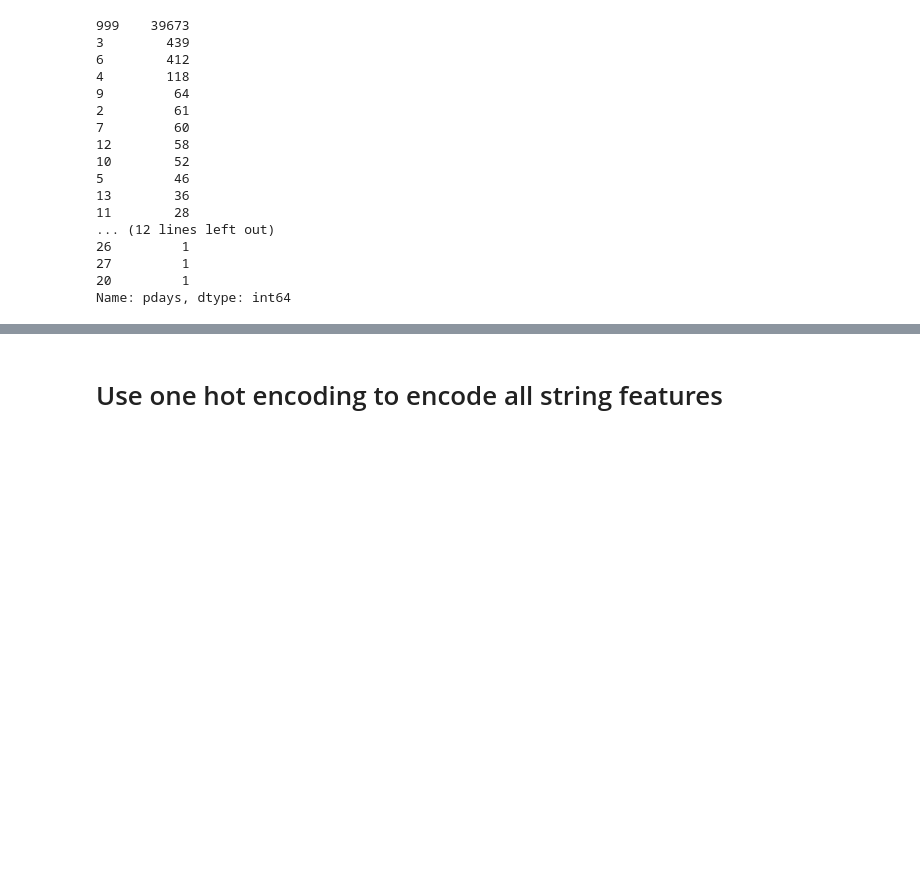
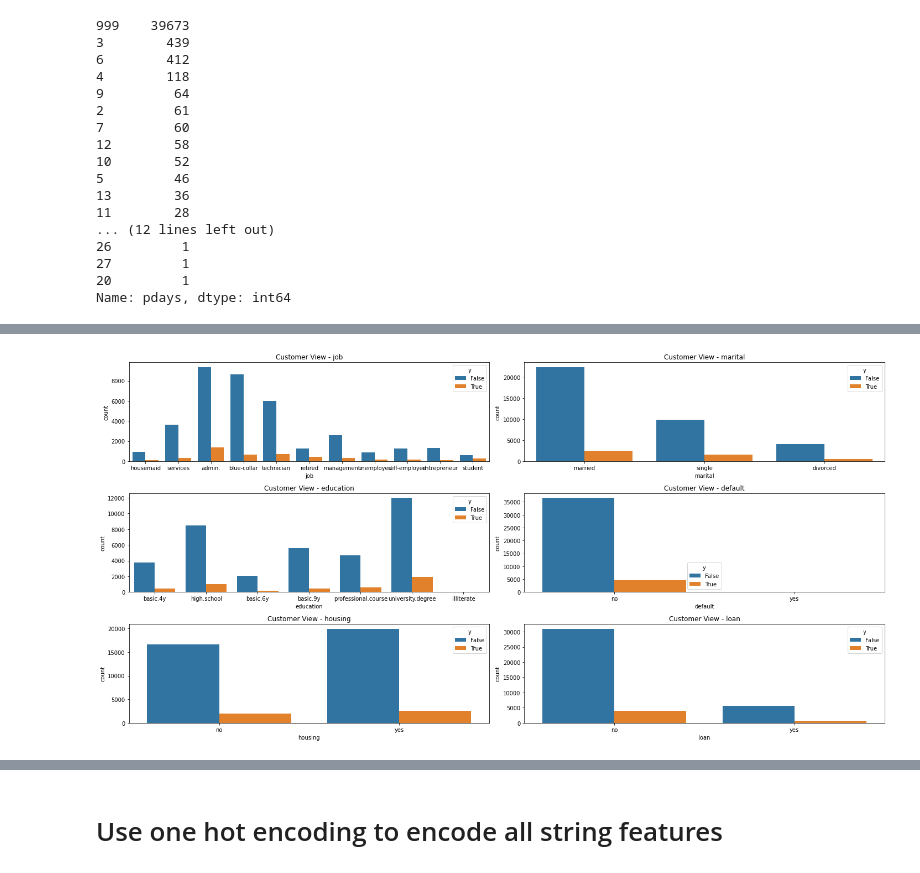
Before and after one commit to hdushan/optus_u_ai_ml_assignment, a Jupyter notebook: assignment.ipynb, the cells around one changed output, grey strips where cells are left out. Cells and saved outputs as stored; diff of their text form; code cells hidden in the pictures; blank space fills up the shorter version.

```diff
--- a/assignment.ipynb
+++ b/assignment.ipynb
@@ -472,0 +483,19 @@ Name: pdays, dtype: int64
+# %%
+def plot_categorical_features(features, title):
+  fig, axs = plt.subplots(ncols=2,
+                          nrows=int(len(features) / 2) + len(features) % 2)
+  fig.set_size_inches(20, 10)
+
+  row = col = 0
+
+  for feature in features:
+    plot_title = '{} - {}'.format(title, feature)
+    sns.countplot(x=feature, hue="y", data=bank_dataset, ax=axs[row][col]).set_title(plot_title)
+
+    if col == 1:
+      col = 0
+      row += 1
+    else:
+      col += 1
+
+  plt.tight_layout()
@@ -472,0 +522,4 @@ Name: pdays, dtype: int64
+# %%
+plot_categorical_features(['job', 'marital', 'education', 'default', 'housing', 'loan'], 'Customer View')
+# %% [output]
+[figure, added]
```
Also changed, not shown: parts of 23 cells of this notebook.
